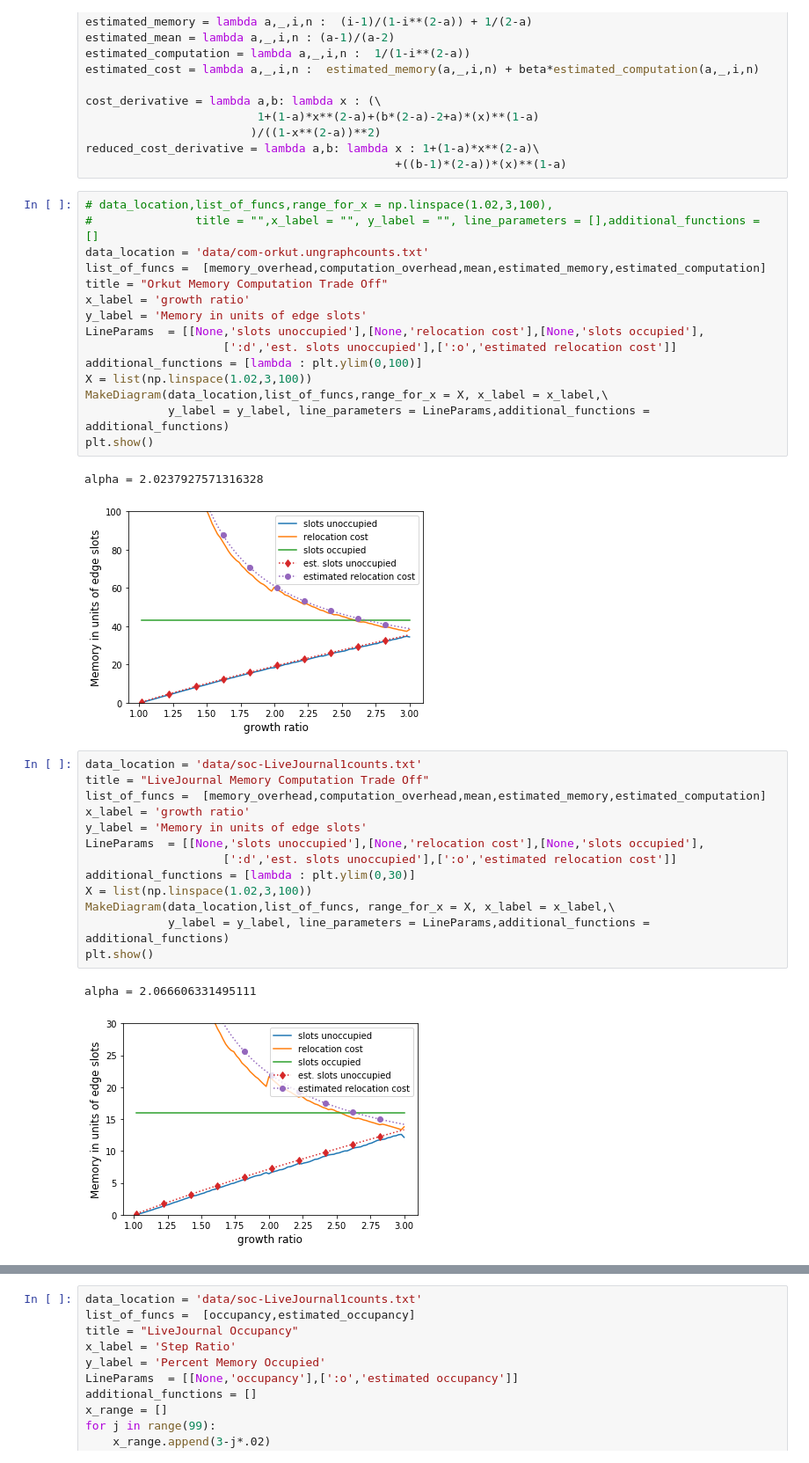
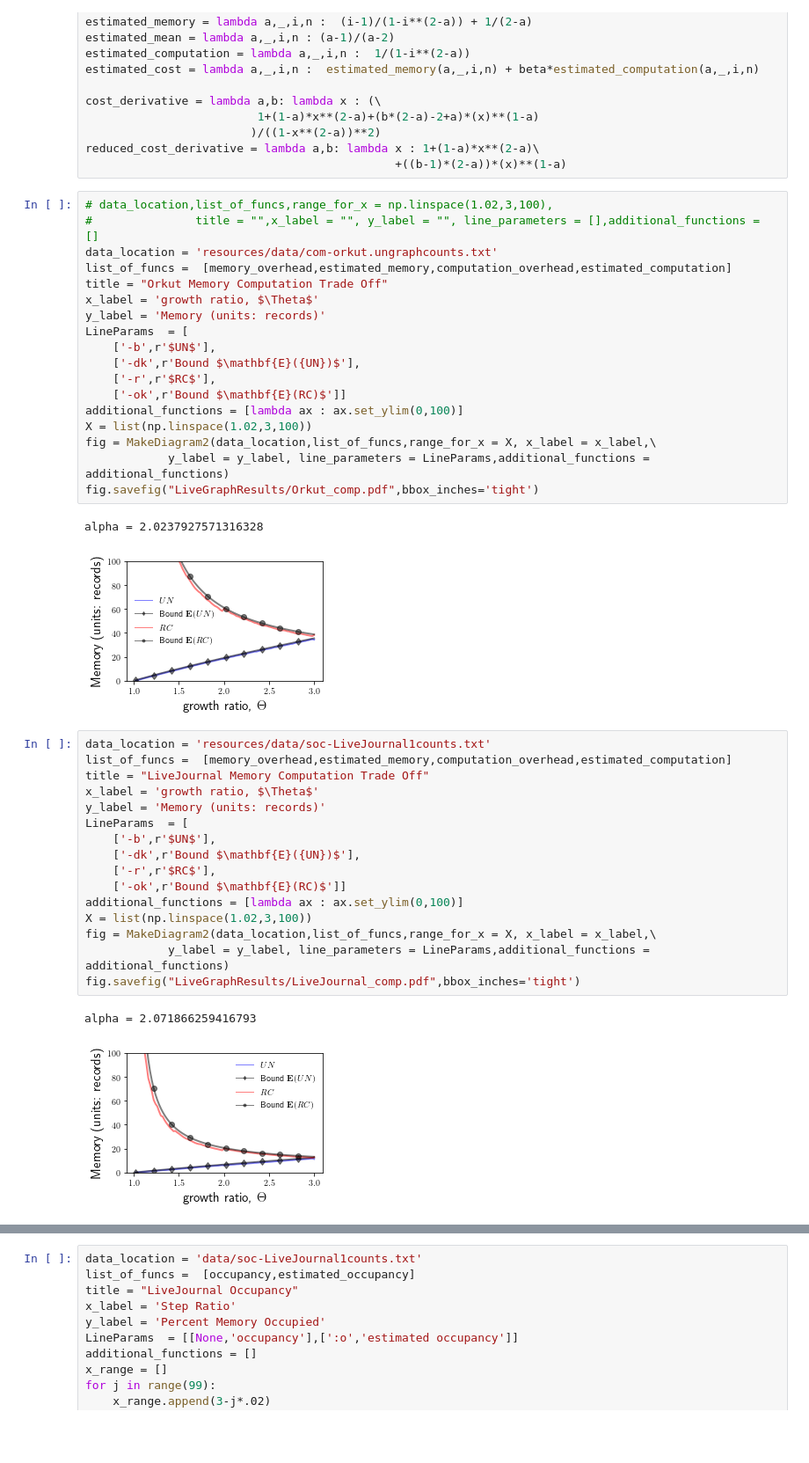
Before and after one commit to AaEll/MonteCarlo_simulator, a Jupyter notebook: Experiments_Generalized.ipynb, the cells around one changed output, grey strips where cells are left out. Shown at 88% size. Saved outputs shown, nothing was run; the diff lists cells and outputs as text; blank space fills up the shorter version.

```diff
--- a/Experiments_Generalized.ipynb
+++ b/Experiments_Generalized.ipynb
@@ -136,34 +183,40 @@ reduced_cost_derivative = lambda a,b: lambda x : 1+(1-a)*x**(2-a)\
 # %%
 # data_location,list_of_funcs,range_for_x = np.linspace(1.02,3,100),
 #               title = "",x_label = "", y_label = "", line_parameters = [],additional_functions = []
-data_location = 'data/com-orkut.ungraphcounts.txt'
-list_of_funcs =  [memory_overhead,computation_overhead,mean,estimated_memory,estimated_computation]
+data_location = 'resources/data/com-orkut.ungraphcounts.txt'
+list_of_funcs =  [memory_overhead,estimated_memory,computation_overhead,estimated_computation]
 title = "Orkut Memory Computation Trade Off"
-x_label = 'growth ratio'
-y_label = 'Memory in units of edge slots'
-LineParams  = [[None,'slots unoccupied'],[None,'relocation cost'],[None,'slots occupied'],
-                    [':d','est. slots unoccupied'],[':o','estimated relocation cost']]
-additional_functions = [lambda : plt.ylim(0,100)]
+x_label = 'growth ratio, $\Theta$'
+y_label = 'Memory (units: records)'
+LineParams  = [
+    ['-b',r'$UN$'],
+    ['-dk',r'Bound $\mathbf{E}({UN})$'],
+    ['-r',r'$RC$'],
+    ['-ok',r'Bound $\mathbf{E}(RC)$']]
+additional_functions = [lambda ax : ax.set_ylim(0,100)]
 X = list(np.linspace(1.02,3,100))
-MakeDiagram(data_location,list_of_funcs,range_for_x = X, x_label = x_label,\
+fig = MakeDiagram2(data_location,list_of_funcs,range_for_x = X, x_label = x_label,\
             y_label = y_label, line_parameters = LineParams,additional_functions = additional_functions)
-plt.show()
+fig.savefig("LiveGraphResults/Orkut_comp.pdf",bbox_inches='tight')
 # %% [output]
 alpha = 2.0237927571316328
-[figure, old version]
+[figure, new version]
 # %%
-data_location = 'data/soc-LiveJournal1counts.txt'
+data_location = 'resources/data/soc-LiveJournal1counts.txt'
+list_of_funcs =  [memory_overhead,estimated_memory,computation_overhead,estimated_computation]
 title = "LiveJournal Memory Computation Trade Off"
-list_of_funcs =  [memory_overhead,computation_overhead,mean,estimated_memory,estimated_computation]
-x_label = 'growth ratio'
-y_label = 'Memory in units of edge slots'
-LineParams  = [[None,'slots unoccupied'],[None,'relocation cost'],[None,'slots occupied'],
-                    [':d','est. slots unoccupied'],[':o','estimated relocation cost']]
-additional_functions = [lambda : plt.ylim(0,30)]
+x_label = 'growth ratio, $\Theta$'
+y_label = 'Memory (units: records)'
+LineParams  = [
+    ['-b',r'$UN$'],
+    ['-dk',r'Bound $\mathbf{E}({UN})$'],
+    ['-r',r'$RC$'],
+    ['-ok',r'Bound $\mathbf{E}(RC)$']]
+additional_functions = [lambda ax : ax.set_ylim(0,100)]
 X = list(np.linspace(1.02,3,100))
-MakeDiagram(data_location,list_of_funcs, range_for_x = X, x_label = x_label,\
+fig = MakeDiagram2(data_location,list_of_funcs,range_for_x = X, x_label = x_label,\
             y_label = y_label, line_parameters = LineParams,additional_functions = additional_functions)
-plt.show()
+fig.savefig("LiveGraphResults/LiveJournal_comp.pdf",bbox_inches='tight')
 # %% [output]
-alpha = 2.066606331495111
+alpha = 2.071866259416793
-[figure, old version]
+[figure, new version]
```
Also changed, not shown: parts of 7 cells of this notebook, 44 other files.
